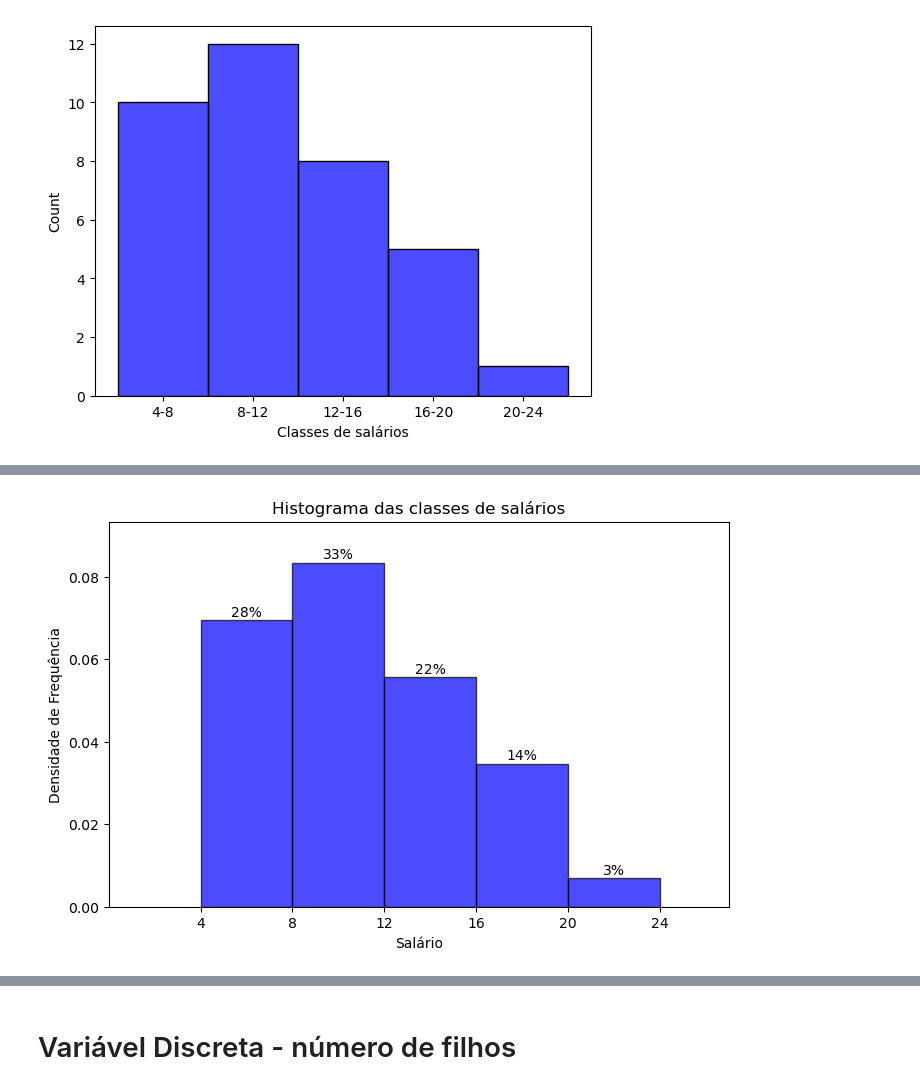
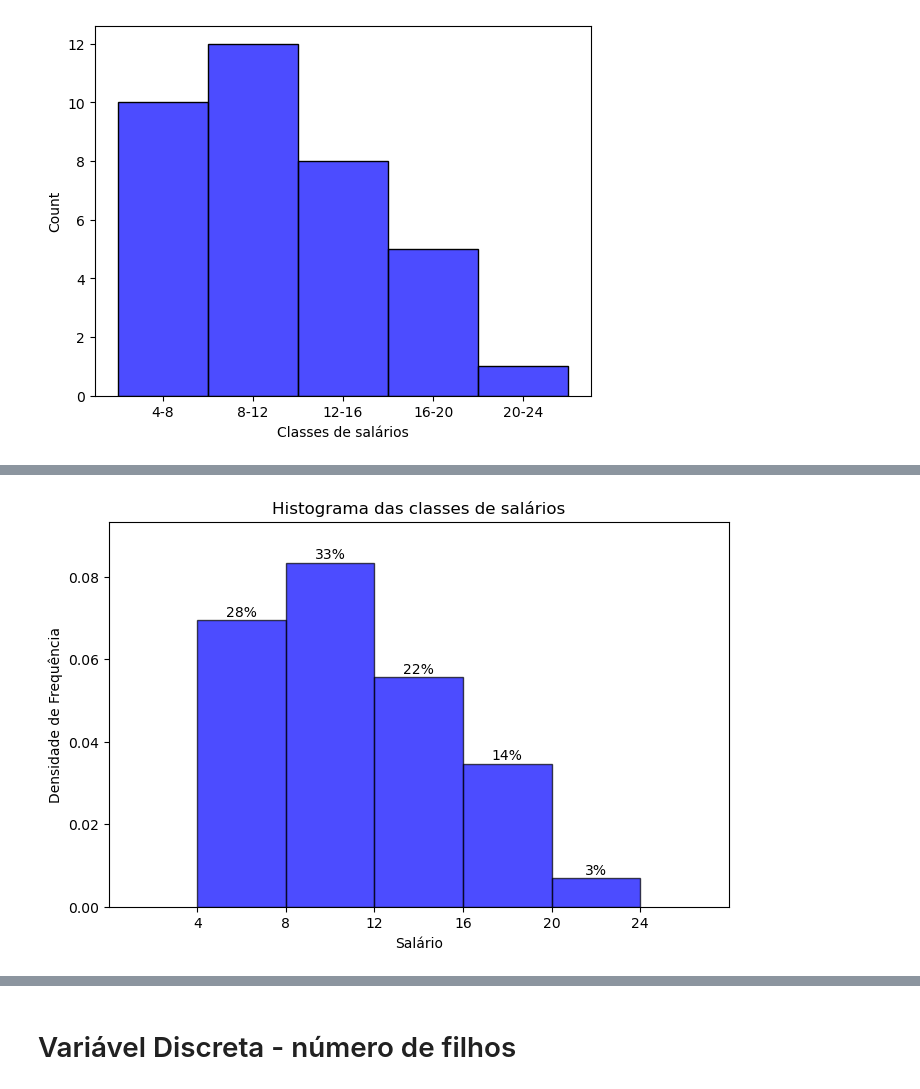
Before and after one commit to millennium164/univariate_graphs, a Jupyter notebook: univariate_graphs.ipynb, the cells around one changed output, grey strips where cells are left out. Saved outputs shown, nothing was run; the diff lists cells and outputs as text; code cells hidden in the pictures.

```diff
--- a/univariate_graphs.ipynb
+++ b/univariate_graphs.ipynb
@@ -144,23 +146,23 @@ df
 # %%
 # matplotlib
 plt.figure(figsize=(8, 5))
 plt.bar(intervals[:-1], densidade, width=4, align='edge', edgecolor='black', color='blue', alpha=0.7)
 # plt.bar(midpoints[:-1]), densidade, width=4, align='center', edgecolor='black', color='blue', alpha=0.7)
 # muda o referencial da barra, mas é equivalente. Na primeira opção ele pega os valores de início,
 # na segunda pega os valores do centro da barra
 plt.xlabel('Salário')
 plt.ylabel('Densidade de Frequência')
 plt.title('Histograma das classes de salários')
 plt.xticks(intervals)
 plt.ylim(0, max(densidade) + 0.01)
-plt.xlim(0, intervals[-1] + 3)
+plt.xlim(0, intervals[-1] + 4)
 
 for i, p in enumerate(porc):
     plt.text(intervals[i] + 2, densidade[i] + 0.001, f'{round(p)}%', ha='center', fontsize=10)
     # especifica a posição do texto: meio do intervalo no eixo x, um pouco acima da linha do eixo y para não sobrepor a barra
 plt.show()
 # %% [output]
-[figure, old version]
+[figure, new version]
 # %%
 midpoints = [intervals[i] + 2 for i in range(len(intervals))]
 
```
Also changed, not shown: parts of 4 cells of this notebook.
